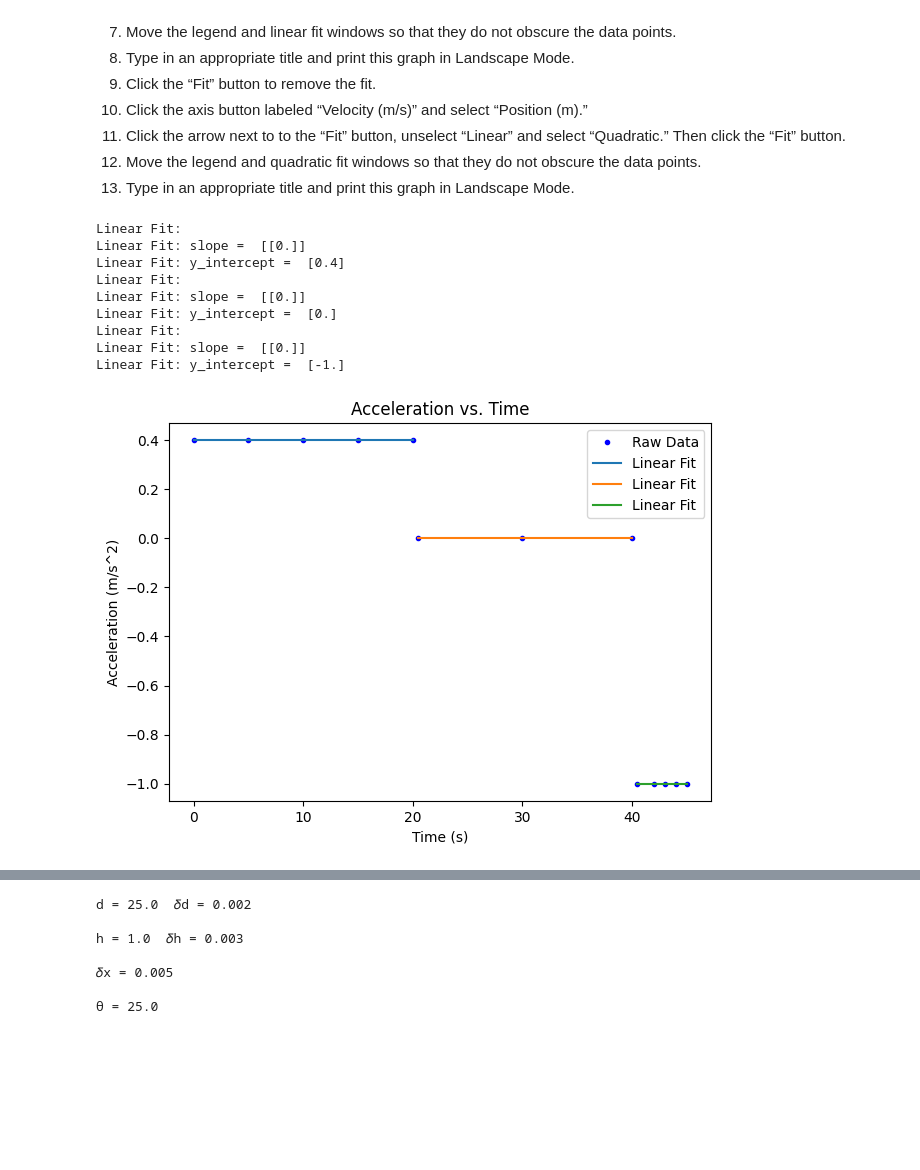
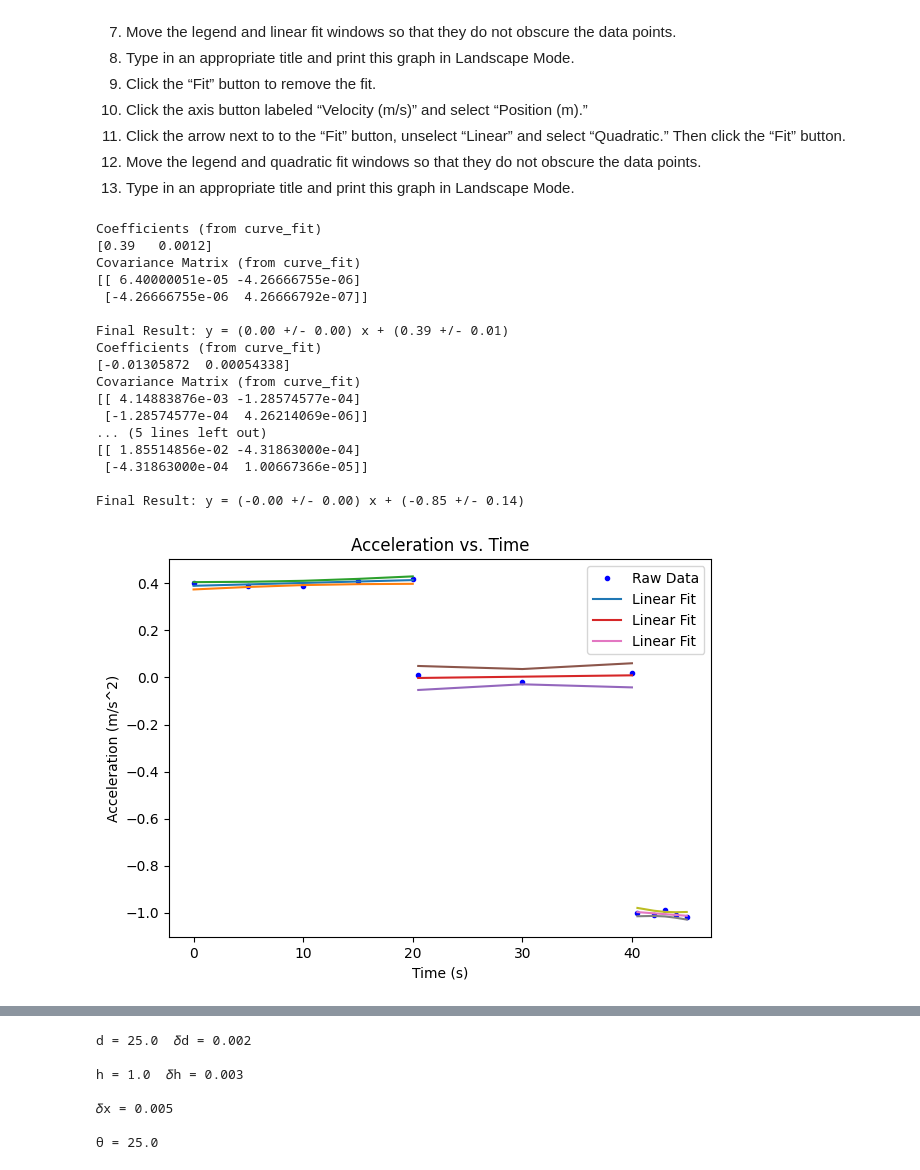
Before and after one commit to nmack21/PhysicsLabs, a Jupyter notebook: PHYS201/PHYS201L2-1.ipynb, the cells around one changed output, grey strips where cells are left out. Cells and saved outputs as stored; diff of their text form; code cells hidden in the pictures; blank space fills up the shorter version.

```diff
--- a/PHYS201/PHYS201L2-1.ipynb
+++ b/PHYS201/PHYS201L2-1.ipynb
@@ -442,46 +457,59 @@ df = pd.read_csv("./Demo files/Acceleration vs Time test.csv")
 
 print("")
 
 # Defines the x and y values
 time = df.filter(['Time (s)'], axis=1).dropna()
 position = df.filter(['Acceleration (m/s^2)'], axis=1).dropna()
 
 fig=plt.figure(figsize=(7,5), dpi= 100, facecolor='w', edgecolor='k')
 
 # Gets the data values for x and y
 x_data = time.values.reshape(-1, 1)
 y_data = position.values.reshape(-1, 1)
+xi = df['Time (s)'].to_numpy()
+yi = df['Acceleration (m/s^2)'].to_numpy()
 
 # Creates the base plot with titles
 # df.plot(x='Time (s)', y='Position (m)', kind ='scatter')
 plt.plot(x_data,y_data,'b.',label='Raw Data')
 plt.ylabel('Acceleration (m/s^2)')
 plt.xlabel('Time (s)')
 plt.title('Acceleration vs. Time')
 
 # Takes the x and y values to make a trendline
-intercept1, slope1 = linear_fit_plot(x_data,y_data,0.0,20.0)
-intercept2, slope2 = linear_fit_plot(x_data,y_data,20.1,40.0)
-intercept3, slope3 = linear_fit_plot(x_data,y_data,40.1,50.0)
+#intercept1, slope1 = linear_fit_plot(x_data,y_data,0.0,20.0)
+#intercept2, slope2 = linear_fit_plot(x_data,y_data,20.1,40.0)
+#intercept3, slope3 = linear_fit_plot(x_data,y_data,40.1,50.0)
+intercept, slope, dintercept, dslope = linear_fit_plot_errors(xi,yi,0.0,20.0)
+intercept, slope, dintercept, dslope = linear_fit_plot_errors(xi,yi,20.1,40.0)
+intercept, slope, dintercept, dslope = linear_fit_plot_errors(xi,yi,40.1,50.0)
 
 # Adds the legend to the plot
 plt.legend()
 
 # Displays the plot
 plt.show()
 
 print("")
 # %% [output]
-Linear Fit:
-Linear Fit: slope =  [[0.]]
-Linear Fit: y_intercept =  [0.4]
-Linear Fit:
-Linear Fit: slope =  [[0.]]
-Linear Fit: y_intercept =  [0.]
-Linear Fit:
-Linear Fit: slope =  [[0.]]
-Linear Fit: y_intercept =  [-1.]
+Coefficients (from curve_fit)
+[0.39   0.0012]
+Covariance Matrix (from curve_fit)
+[[ 6.40000051e-05 -4.26666755e-06]
+ [-4.26666755e-06  4.26666792e-07]]
+
+Final Result: y = (0.00 +/- 0.00) x + (0.39 +/- 0.01)
+Coefficients (from curve_fit)
+[-0.01305872  0.00054338]
+Covariance Matrix (from curve_fit)
+[[ 4.14883876e-03 -1.28574577e-04]
+ [-1.28574577e-04  4.26214069e-06]]
+... (5 lines left out)
+[[ 1.85514856e-02 -4.31863000e-04]
+ [-4.31863000e-04  1.00667366e-05]]
+
+Final Result: y = (-0.00 +/- 0.00) x + (-0.85 +/- 0.14)
-[figure, old version]
+[figure, new version]
 # %%
 # Position vs. Time Graph (accelerated)
 
```
Also changed, not shown: parts of 5 cells of this notebook, 7 other files.
